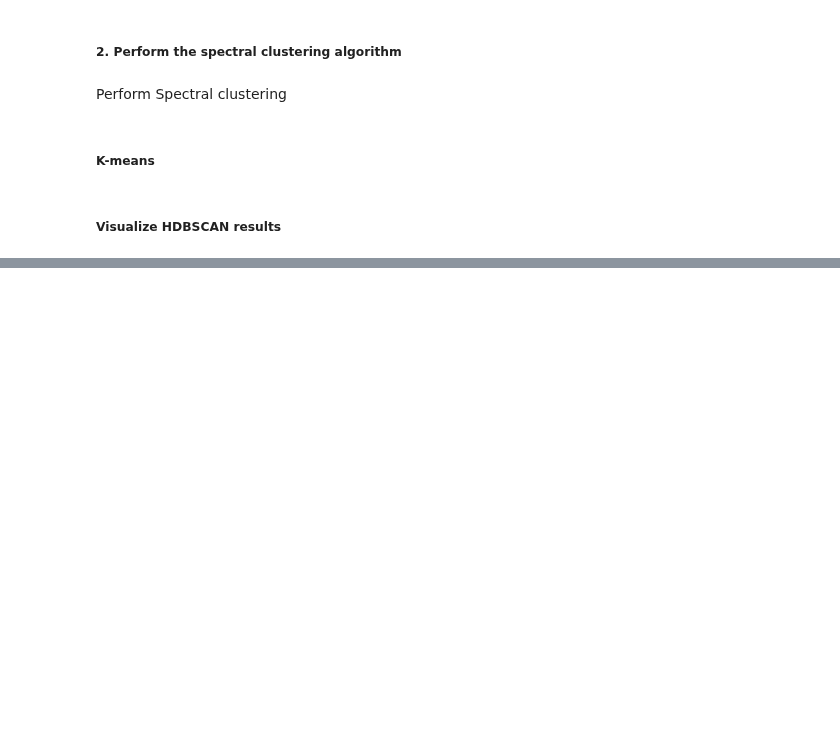
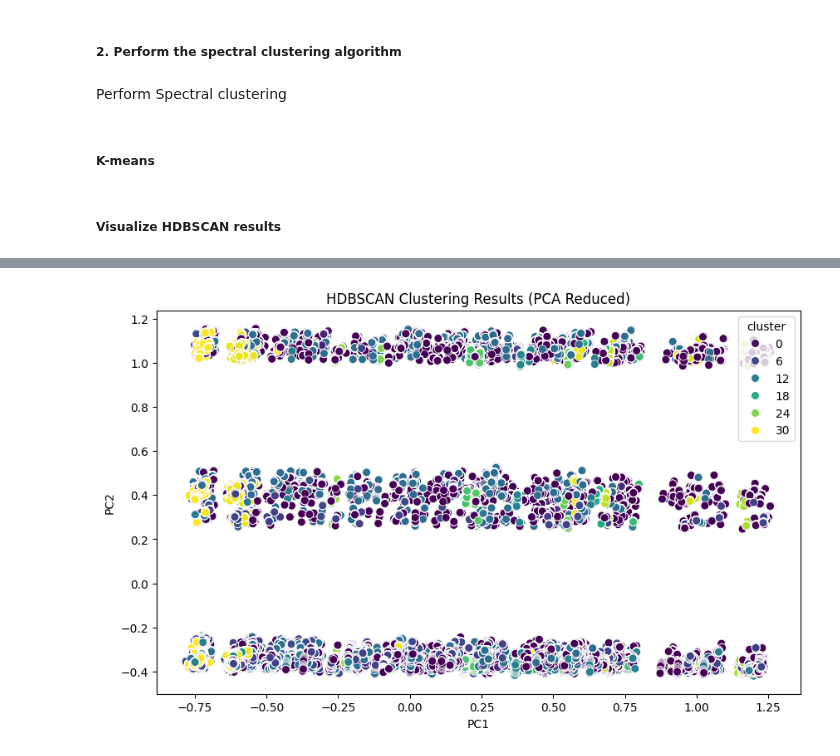
Before and after one commit to eparascho/LLMs-for-explanations, a Jupyter notebook: clustering/baseline_clustering.ipynb, the cells around one changed output, grey strips where cells are left out. Saved outputs shown, nothing was run; the diff lists cells and outputs as text; code cells hidden in the pictures; blank space fills up the shorter version.

Commit message:
HDBSCAN clustering tests

```diff
--- a/clustering/baseline_clustering.ipynb
+++ b/clustering/baseline_clustering.ipynb
@@ -165,0 +158,7 @@ InvalidIndexError: (array([False, False,  True, ...,  True,  True,  True]), 0)
+# %%
+data = pd.read_csv('../data/clustering_results/hdbscan_results.csv', index_col=0)
+columns = pd.read_pickle('../data/feature_elimination_temps/correlation_training_df.pkl')
+columns = list(columns.columns)
+columns.append('cluster')
+data.set_axis(columns, axis="columns", inplace=True)
+data
@@ -165,0 +179,5 @@ InvalidIndexError: (array([False, False,  True, ...,  True,  True,  True]), 0)
+# %%
+clusters = data['cluster']
+print(clusters.nunique())
+data.drop(columns=['id', 'cluster'], inplace=True)
+data
@@ -165,0 +199,17 @@ InvalidIndexError: (array([False, False,  True, ...,  True,  True,  True]), 0)
+# %%
+import seaborn as sns
+from sklearn.decomposition import PCA
+
+pca = PCA(n_components=2)
+reduced_data = pca.fit_transform(data)
+
+df = pd.DataFrame(reduced_data, columns=['PC1', 'PC2'])
+df['cluster'] = clusters
+
+# Visualize the clustering results
+plt.figure(figsize=(10, 6))
+sns.scatterplot(x='PC1', y='PC2', hue='cluster', data=df, palette='viridis', s=50)
+plt.title('HDBSCAN Clustering Results (PCA Reduced)')
+plt.show()
+# %% [output]
+[figure, added]
```
Also changed, not shown: parts of 3 cells of this notebook.
